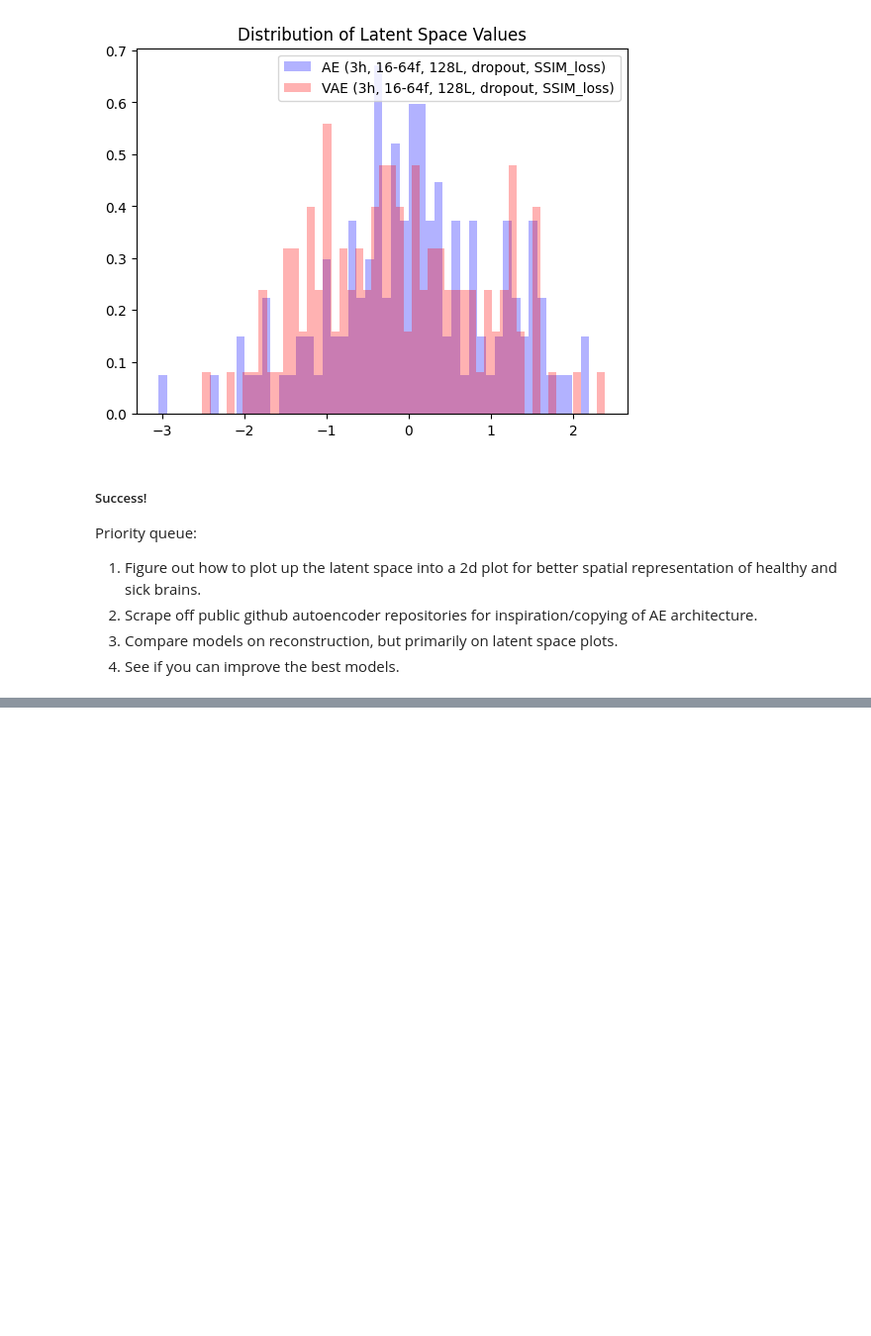
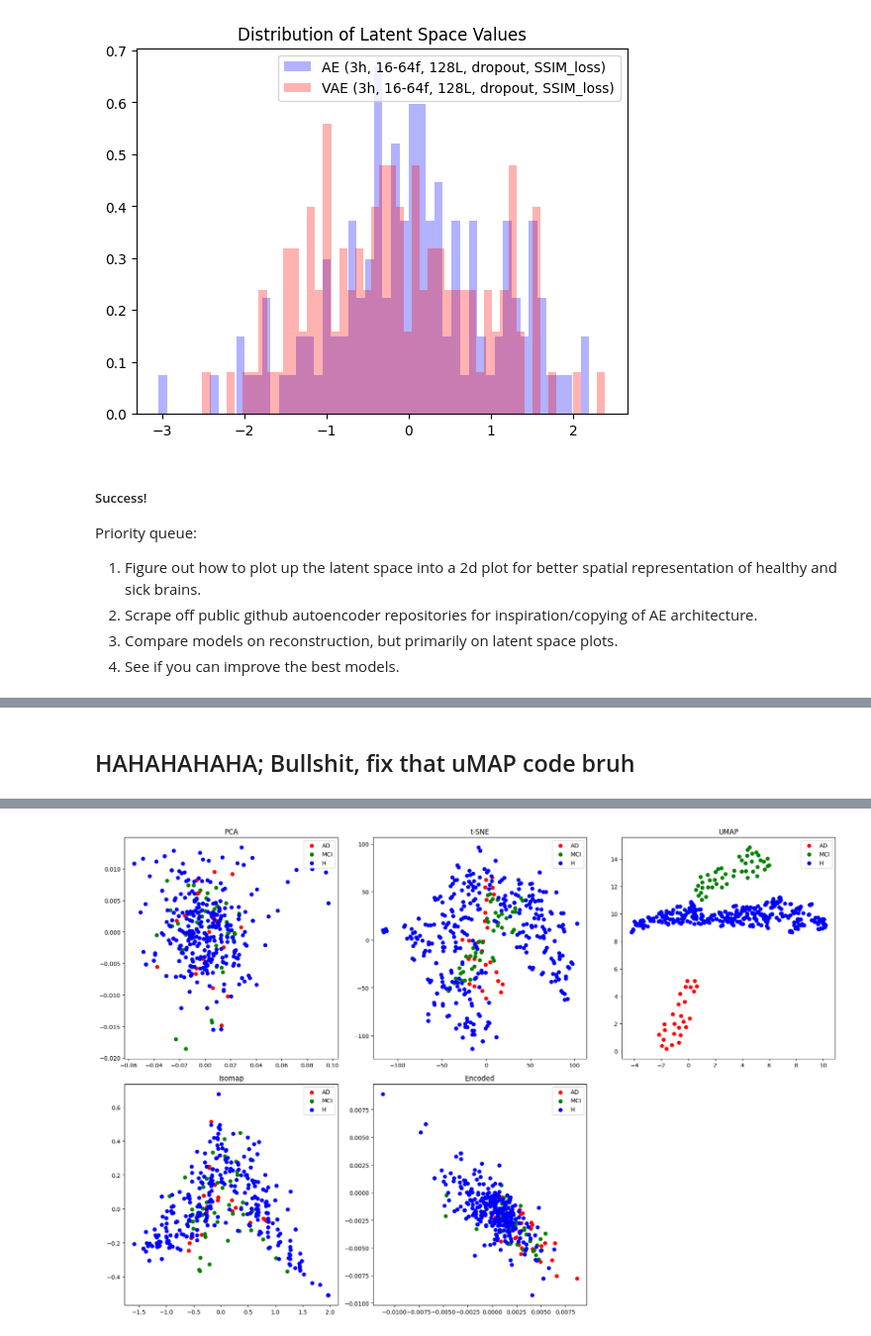
Before and after one commit to Vaakir/unsupervised-deep-learning-bachelor-thesis, a Jupyter notebook: AE adjustable test4.ipynb, the cells around one changed output, grey strips where cells are left out. Shown at 99% size. Drawn from its saved outputs; the diff is of its cells as text; code cells hidden in the pictures; blank space fills up the shorter version.

```diff
--- a/AE adjustable test4.ipynb
+++ b/AE adjustable test4.ipynb
@@ -897,0 +799,12 @@ plt.show()
+# %% [markdown]
+## HAHAHAHAHA; Bullshit, fix that uMAP code bruh
+# %%
+plot_multiple_datasets(
+    model=models_list4[1],
+    plot_functions=[pPCA, pTSNE, pUMAP, pISOMAP, pENCODED],
+    datasets=[AD, MCI, H],
+    labels=["AD", "MCI", "H"],
+    colors=["red", "green", "blue"],
+    titles=["PCA", "t-SNE", "UMAP", "Isomap", "Encoded"]
+)
+# %% [output]
@@ -897,0 +826 @@ plt.show()
+[figure, added]
```
Also changed, not shown: parts of 19 cells of this notebook, 1 other file.
